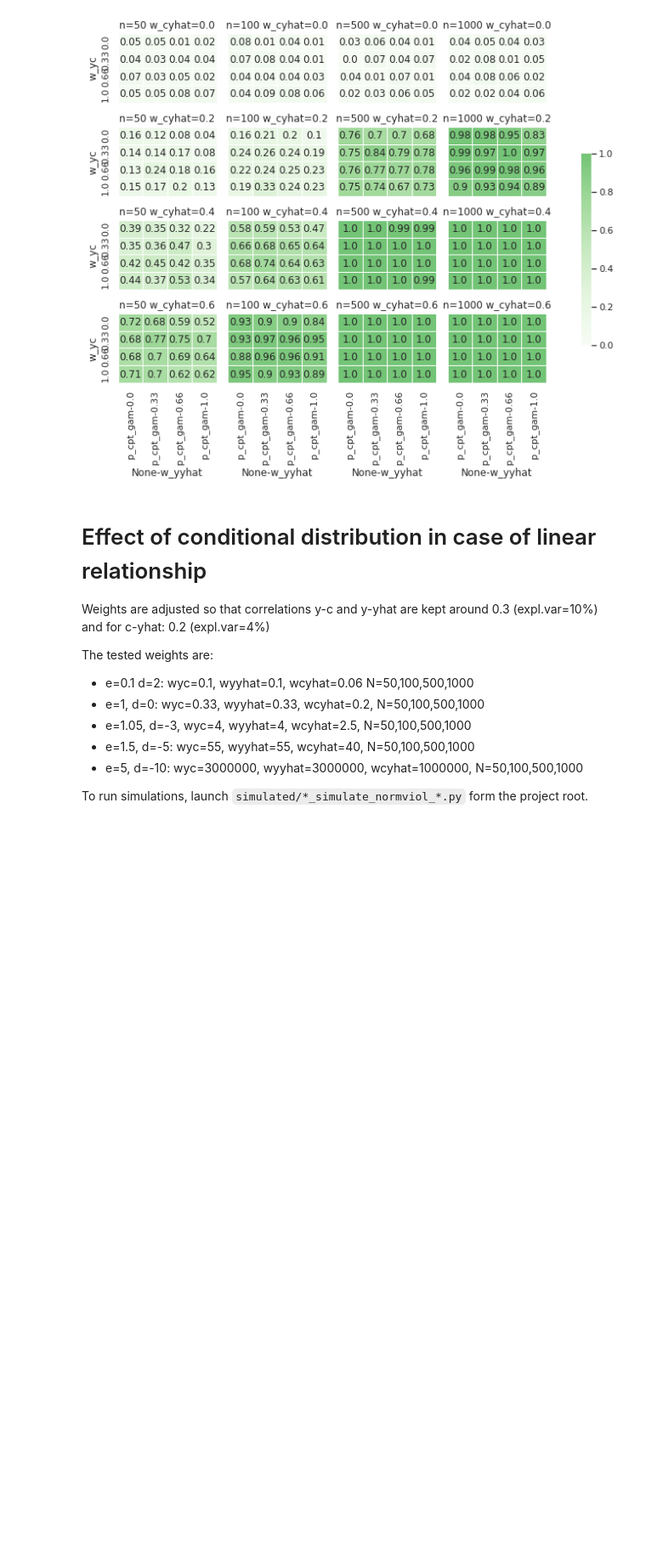
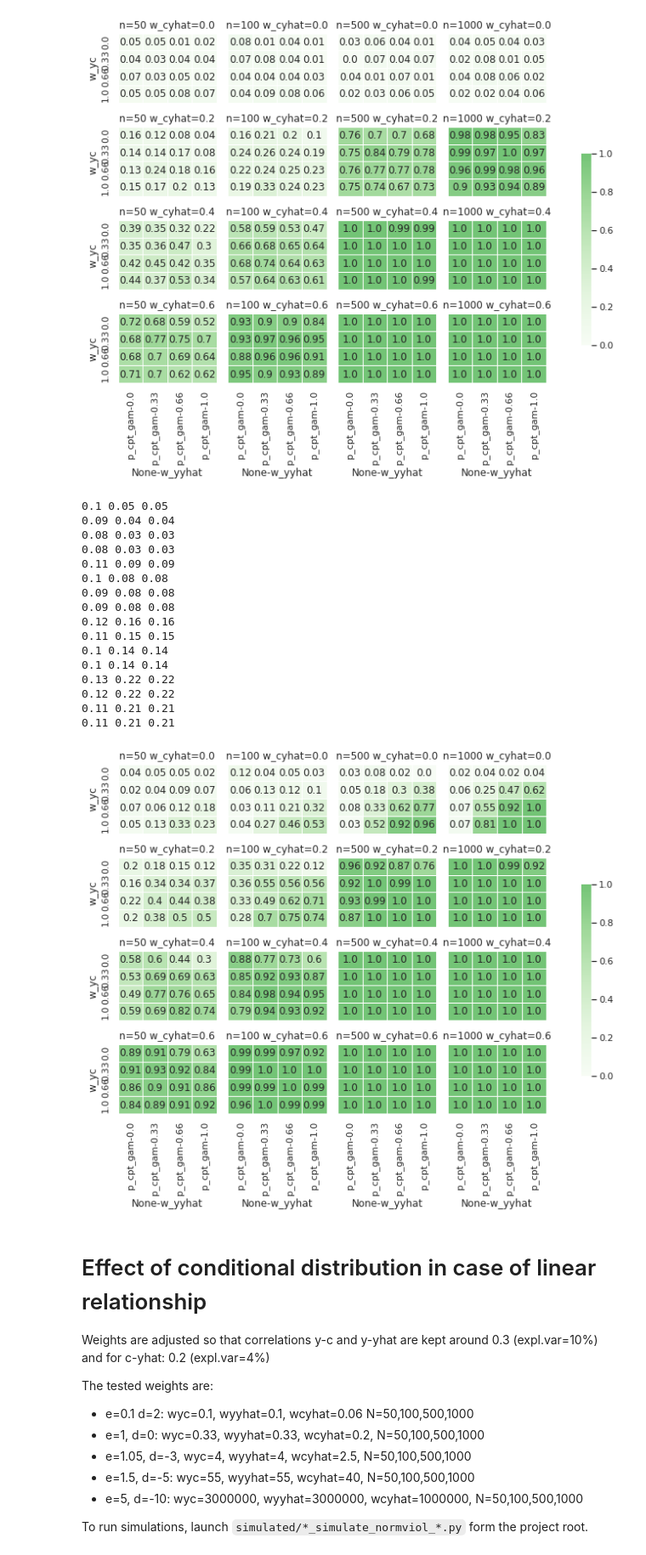
Before and after one commit to pni-lab/mlconfound-manuscript, a Jupyter notebook: simulated/plot_simulations.ipynb, the cells around one changed output. Shown at 85% size. Cells and saved outputs as stored; diff of their text form; code cells hidden in the pictures; blank space fills up the shorter version.

```diff
--- a/simulated/plot_simulations.ipynb
+++ b/simulated/plot_simulations.ipynb
@@ -360,20 +358,13 @@ plt.savefig('../fig/raw/sim_h1_ccc_partial_d10e0_lin_cpt_gam.pdf')
 0.3 0.33 0.33
 [figure]
 # %%
-df=ccc_partial_d10e0_sig
+df = pd.read_csv("results/h1_ccc_partial_d1e0_sigmoid.csv")
+
 p='p_cpt_gam'
 
 
 g=sns.FacetGrid(df, col='n', row='w_cyhat', height=2, aspect=1)
 cbar_ax = g.fig.add_axes([1.05, .3, .02, .4])  # <-- Create a colorbar axes
-
-def true_positive_rate_heatmap(*args, **kwargs):
-    defaultKwargs = { 'vmin': 0, 'vmax': 1,
-                      "palette": "Greens", "cmapmin": 0, "cmapmax": 0.5,
-                      "linecolor": "white"}
-    kwargs = { **defaultKwargs, **kwargs }
-    return positive_rate_heatmap(*args, **kwargs)
-
 g.map_dataframe(true_positive_rate_heatmap, col_a='w_yyhat', col_b='w_yc', value=p, cbar_ax=cbar_ax,)
 g.set_titles("n={col_name} w_cyhat={row_name}")
 
@@ -396,6 +387,36 @@ plt.savefig('../fig/raw/sim_h1_ccc_partial_d10e0_sig_cpt_gam.pdf')
 0.14 0.15 0.15
 0.14 0.15 0.15
 [figure]
+# %%
+df = pd.read_csv("results/h1_bbb_partial_d1e0_linear.csv")
+
+p='p_cpt_gam'
+
+
+g=sns.FacetGrid(df, col='n', row='w_cyhat', height=2, aspect=1)
+cbar_ax = g.fig.add_axes([1.05, .3, .02, .4])  # <-- Create a colorbar axes
+g.map_dataframe(true_positive_rate_heatmap, col_a='w_yyhat', col_b='w_yc', value=p, cbar_ax=cbar_ax,)
+g.set_titles("n={col_name} w_cyhat={row_name}")
+
+plt.savefig('../fig/raw/sim_h1_bbb_partial_d10e0_sig_cpt_gam.pdf')
+# %% [output]
+0.1 0.05 0.05
+0.09 0.04 0.04
+0.08 0.03 0.03
+0.08 0.03 0.03
+0.11 0.09 0.09
+0.1 0.08 0.08
+0.09 0.08 0.08
+0.09 0.08 0.08
+0.12 0.16 0.16
+0.11 0.15 0.15
+0.1 0.14 0.14
+0.1 0.14 0.14
+0.13 0.22 0.22
+0.12 0.22 0.22
+0.11 0.21 0.21
+0.11 0.21 0.21
+[figure, added]
 # %% [markdown]
 # Effect of conditional distribution in case of linear relationship
 
```
Also changed, not shown: parts of 1 cell of this notebook, 9 other files.
